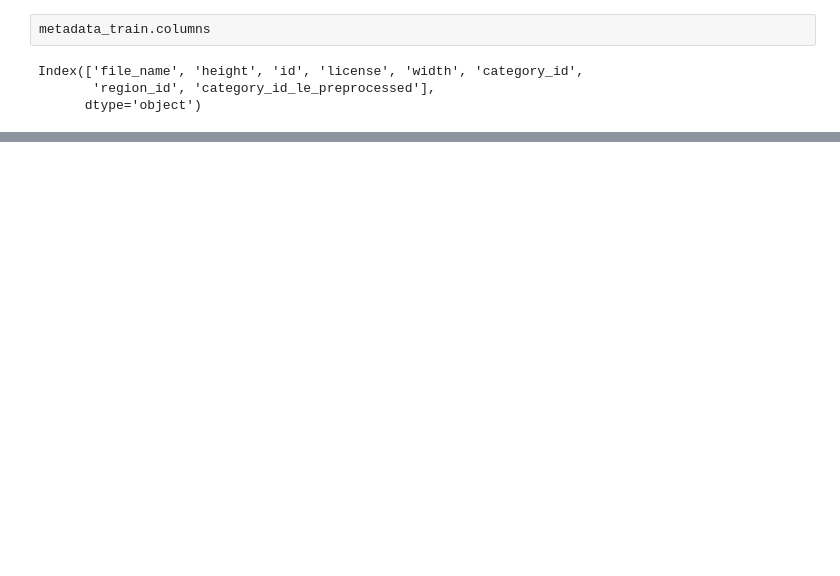
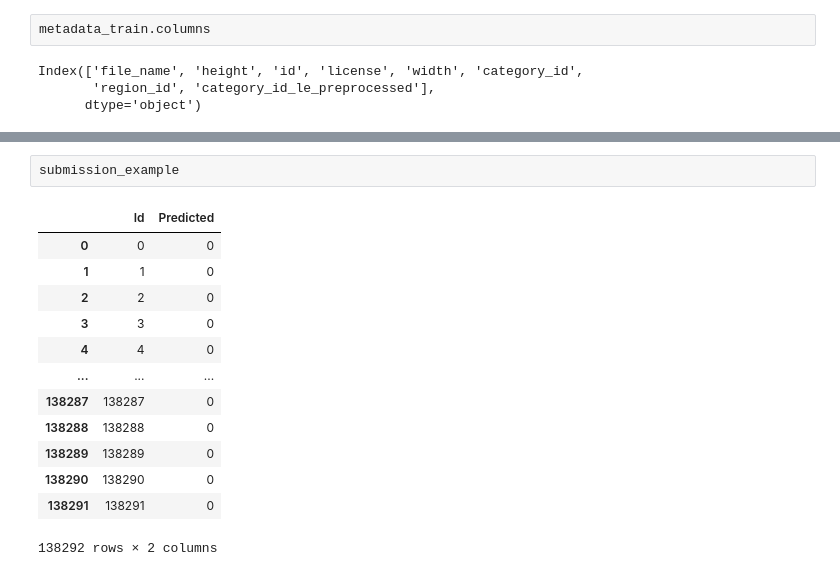
Before and after one commit to oobisaps/Kaggle_Herbarium_2020, a Jupyter notebook: kaggle-herbarium.ipynb, the cells around one changed output, grey strips where cells are left out. Saved outputs shown, nothing was run; the diff lists cells and outputs as text; blank space fills up the shorter version.

```diff
--- a/kaggle-herbarium.ipynb
+++ b/kaggle-herbarium.ipynb
@@ -284,0 +554,16 @@ Name: width, Length: 181, dtype: int64
+# %%
+submission_example
+# %% [output]
+|  | Id | Predicted |
+| 0 | 0 | 0 |
+| 1 | 1 | 0 |
+| 2 | 2 | 0 |
+| 3 | 3 | 0 |
+| 4 | 4 | 0 |
+| ... | ... | ... |
+| 138287 | 138287 | 0 |
+| 138288 | 138288 | 0 |
+| 138289 | 138289 | 0 |
+| 138290 | 138290 | 0 |
+| 138291 | 138291 | 0 |
+138292 rows × 2 columns
```
Also changed, not shown: parts of 30 cells of this notebook, 1 other file.
